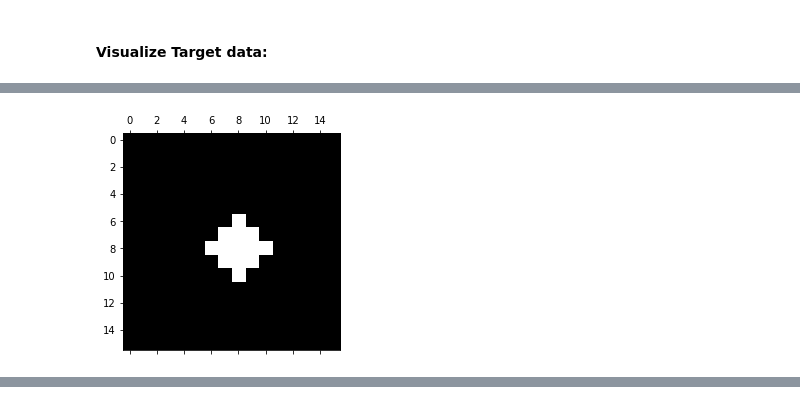
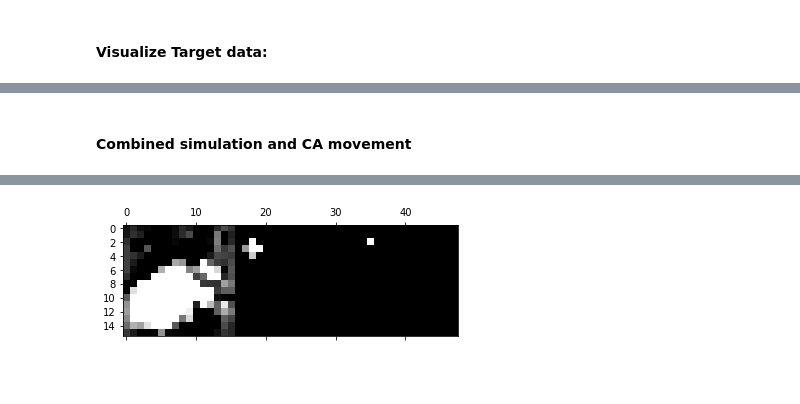
Before and after one commit to Yarlermanden/MultiCellularAutomata, a Jupyter notebook: Experiments/Visualize.ipynb, the cells around one changed output, grey strips where cells are left out. Drawn from its saved outputs; the diff is of its cells as text; code cells hidden in the pictures; blank space fills up the shorter version.

```diff
--- a/Experiments/Visualize.ipynb
+++ b/Experiments/Visualize.ipynb
@@ -85,10 +86,27 @@ IPython.display.HTML(animation.FuncAnimation(fig, animate, frames=80, interval=1
-# %%
-#use generator to test generate_moving_state
-state = generator.get_centered_CA()
-food = generator.random_food_noncentered()
-# %%
-fig, ax = plt.subplots()
-mat = ax.matshow(state, cmap='gray')
-state = generator.move_towards_food(state, food)
-# %% [output]
-[figure, removed]
+# %% [markdown]
+#### Combined simulation and CA movement
+# %%
+#state = generator.generate_stationary_state()
+state = generator.generate_moving_state(50)
+
+def extract_data(cell, target):
+    return np.hstack((cell.detach().cpu().numpy()[0], target.detach().cpu().numpy(), state.food.detach().cpu().numpy()))
+
+@torch.no_grad()
+def animate(i):
+    global cell
+    global target
+    global state
+    global food_coord
+    cell, food, live_count = model(cell, state.food, 1)
+    target = generator.move_towards_food(target, food_coord)
+    mat.set_data(extract_data(cell, target))
+
+cell = state.x
+target = state.x[0]
+food_coord = (state.food==torch.max(state.food)).nonzero()[0]
+fig, ax = plt.subplots()
+mat = ax.matshow(extract_data(cell, target), cmap='gray')
+
+IPython.display.HTML(animation.FuncAnimation(fig, animate, frames=50, interval=100).to_jshtml())
+# %% [output]
@@ -94,0 +114 @@ state = generator.move_towards_food(state, food)
+[figure, added]
```
Also changed, not shown: parts of 5 cells of this notebook, 3 other files.
